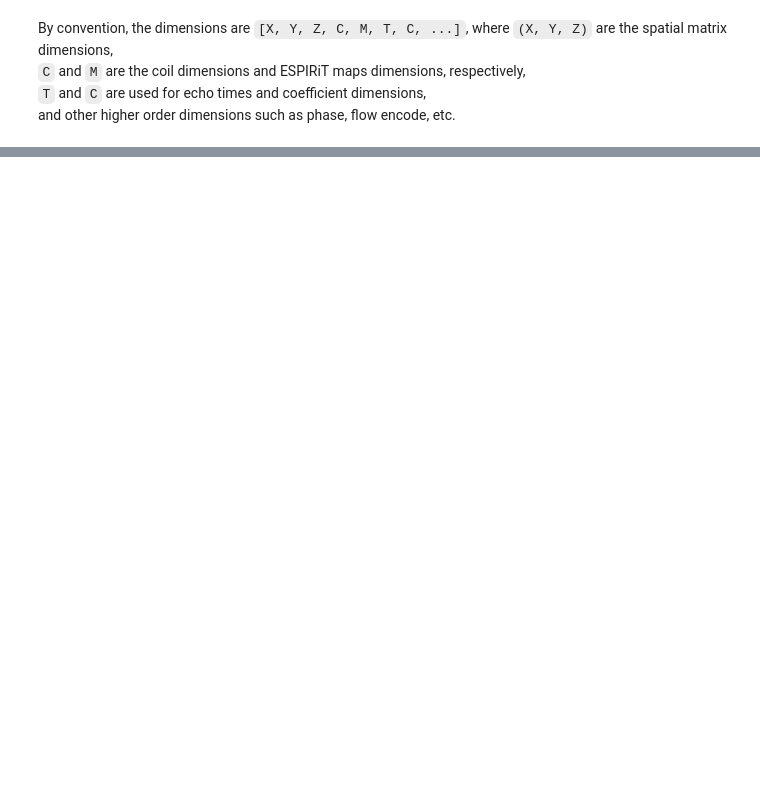
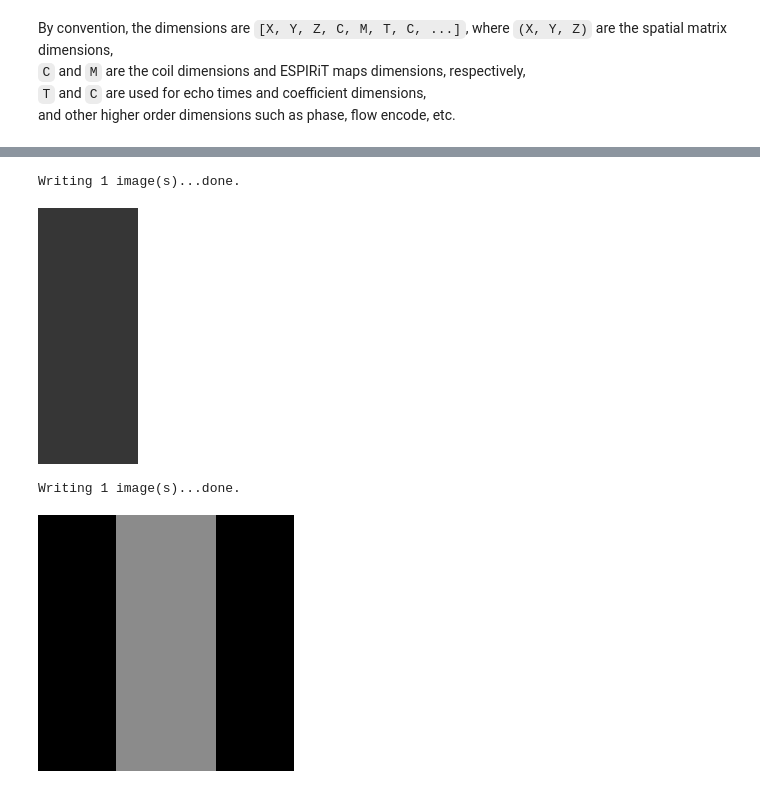
Before and after one commit to mrirecon/bart-workshop, a Jupyter notebook: demos/intro/intro.ipynb, the cells around one changed output, grey strips where cells are left out. Drawn from its saved outputs; the diff is of its cells as text; code cells hidden in the pictures; blank space fills up the shorter version.

```diff
--- a/demos/intro/intro.ipynb
+++ b/demos/intro/intro.ipynb
@@ -43,0 +145,15 @@ and other higher order dimensions such as phase, flow encode, etc.
+# %%
+# Create a mask consisting of ones with two dimensions: (256, 100)
+bart ones 2 256 100 mask_center
+
+# Zero-pad the second (index 1) dimension to the full k-space dimension
+bart resize -c 1 256 mask_center mask_full
+
+# view mask_center mask_full
+imshow mask_center
+imshow mask_full
+# %% [output]
+Writing 1 image(s)...done.
+[figure, added]
+Writing 1 image(s)...done.
+[figure, added]
```
Also changed, not shown: parts of 31 cells of this notebook.
